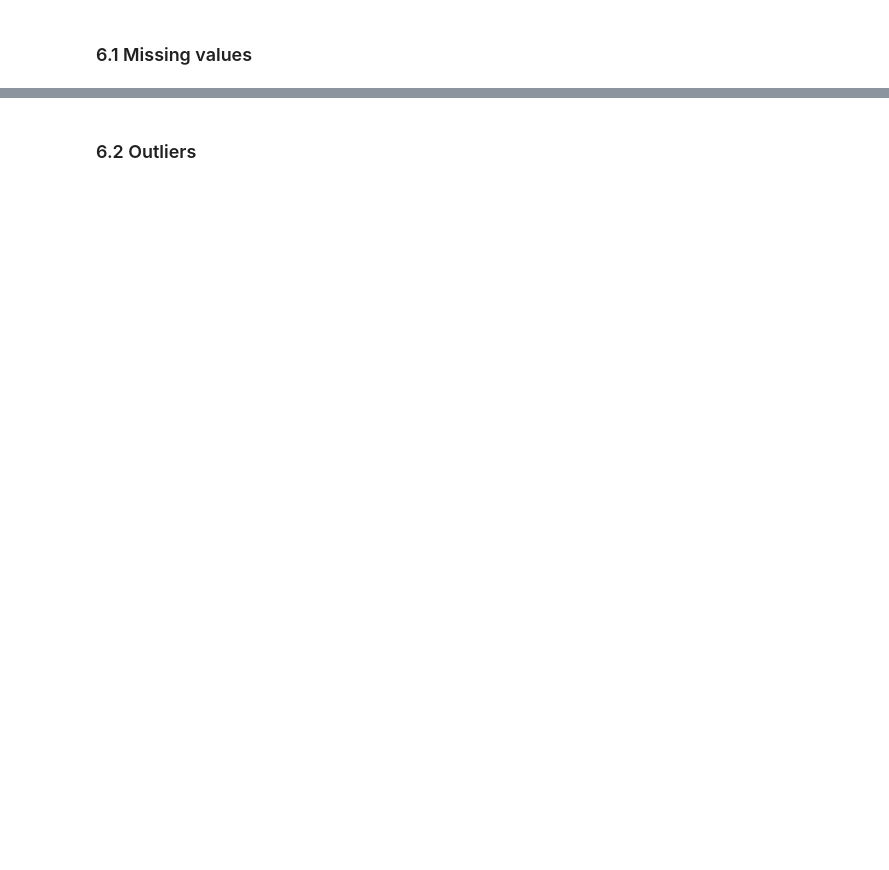
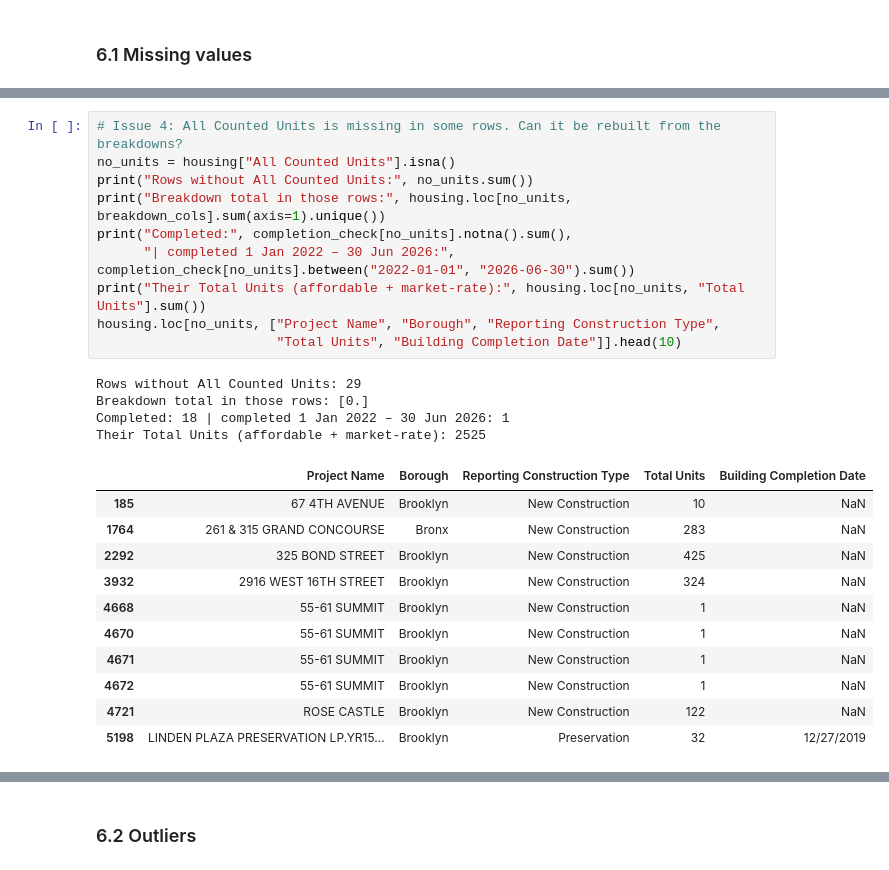
Before and after one commit to mohamednazmy23/nyc-housing-street-safety, a Jupyter notebook: notebooks/nyc_dev_project.ipynb, the cells around one changed output, grey strips where cells are left out. Cells and saved outputs as stored; diff of their text form; blank space fills up the shorter version.

```diff
--- a/notebooks/nyc_dev_project.ipynb
+++ b/notebooks/nyc_dev_project.ipynb
@@ -725,0 +790,26 @@ Name: count, dtype: int64
+# %%
+# Issue 4: All Counted Units is missing in some rows. Can it be rebuilt from the breakdowns?
+no_units = housing["All Counted Units"].isna()
+print("Rows without All Counted Units:", no_units.sum())
+print("Breakdown total in those rows:", housing.loc[no_units, breakdown_cols].sum(axis=1).unique())
+print("Completed:", completion_check[no_units].notna().sum(),
+      "| completed 1 Jan 2022 – 30 Jun 2026:", completion_check[no_units].between("2022-01-01", "2026-06-30").sum())
+print("Their Total Units (affordable + market-rate):", housing.loc[no_units, "Total Units"].sum())
+housing.loc[no_units, ["Project Name", "Borough", "Reporting Construction Type",
+                       "Total Units", "Building Completion Date"]].head(10)
+# %% [output]
+Rows without All Counted Units: 29
+Breakdown total in those rows: [0.]
+Completed: 18 | completed 1 Jan 2022 – 30 Jun 2026: 1
+Their Total Units (affordable + market-rate): 2525
+|  | Project Name | Borough | Reporting Construction Type | Total Units | Building Completion Date |
+| 185 | 67 4TH AVENUE | Brooklyn | New Construction | 10 | NaN |
+| 1764 | 261 & 315 GRAND CONCOURSE | Bronx | New Construction | 283 | NaN |
+| 2292 | 325 BOND STREET | Brooklyn | New Construction | 425 | NaN |
+| 3932 | 2916 WEST 16TH STREET | Brooklyn | New Construction | 324 | NaN |
+| 4668 | 55-61 SUMMIT | Brooklyn | New Construction | 1 | NaN |
+| 4670 | 55-61 SUMMIT | Brooklyn | New Construction | 1 | NaN |
+| 4671 | 55-61 SUMMIT | Brooklyn | New Construction | 1 | NaN |
+| 4672 | 55-61 SUMMIT | Brooklyn | New Construction | 1 | NaN |
+| 4721 | ROSE CASTLE | Brooklyn | New Construction | 122 | NaN |
+| 5198 | LINDEN PLAZA PRESERVATION LP.YR15... | Brooklyn | Preservation | 32 | 12/27/2019 |
```
Also changed, not shown: parts of 30 cells of this notebook, 5 other files.
